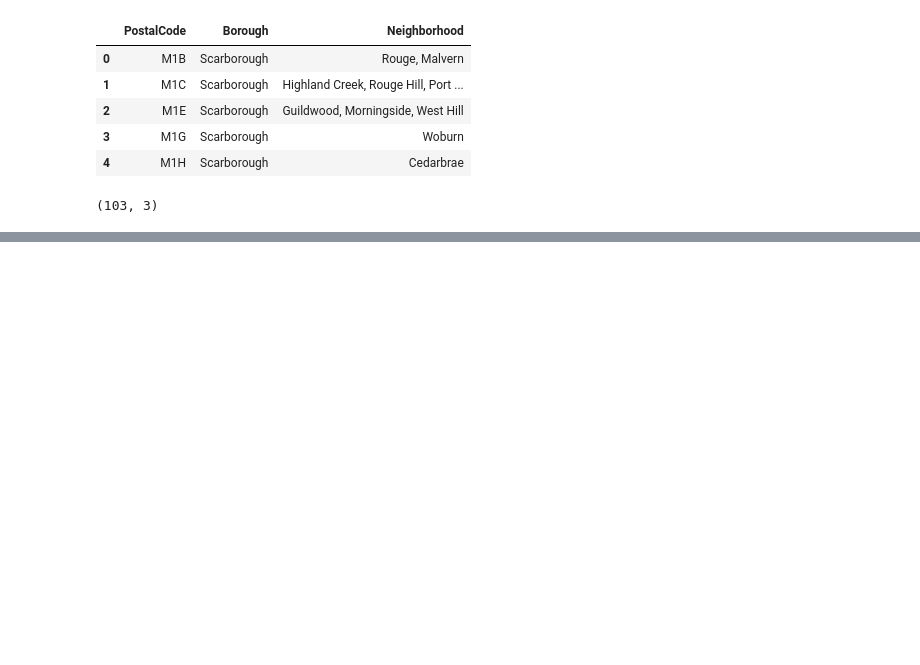
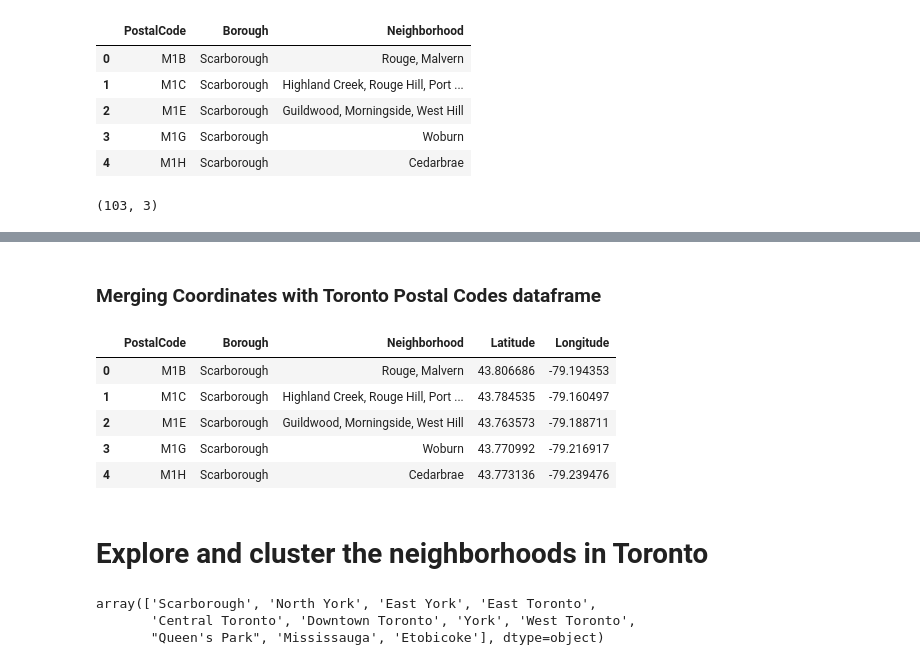
Before and after one commit to anand-sukumar/Coursera_Capstone, a Jupyter notebook: Toronto Neighborhood.ipynb, the cells around one changed output, grey strips where cells are left out. Drawn from its saved outputs; the diff is of its cells as text; code cells hidden in the pictures; blank space fills up the shorter version.

```diff
--- a/Toronto Neighborhood.ipynb
+++ b/Toronto Neighborhood.ipynb
@@ -92,0 +123,3 @@ toronto_pcodes.shape
+# %%
+geo_coord = pd.read_csv('geospatial_coordinates.csv')
+geo_coord.head()
@@ -92,0 +133,23 @@ toronto_pcodes.shape
+# %% [markdown]
+### Merging Coordinates with Toronto Postal Codes dataframe
+# %%
+toronto_postal_coord = pd.merge(left=toronto_pcodes, right=geo_coord, left_on = 'PostalCode', right_on = 'Postal Code', how='inner')
+# %%
+toronto_postal_coord.drop(columns=['Postal Code'], inplace=True)
+# %%
+toronto_postal_coord.head()
+# %% [output]
+|  | PostalCode | Borough | Neighborhood | Latitude | Longitude |
+| 0 | M1B | Scarborough | Rouge, Malvern | 43.806686 | -79.194353 |
+| 1 | M1C | Scarborough | Highland Creek, Rouge Hill, Port ... | 43.784535 | -79.160497 |
+| 2 | M1E | Scarborough | Guildwood, Morningside, West Hill | 43.763573 | -79.188711 |
+| 3 | M1G | Scarborough | Woburn | 43.770992 | -79.216917 |
+| 4 | M1H | Scarborough | Cedarbrae | 43.773136 | -79.239476 |
+# %% [markdown]
+# Explore and cluster the neighborhoods in Toronto
+# %%
+toronto_postal_coord['Borough'].unique()
+# %% [output]
+array(['Scarborough', 'North York', 'East York', 'East Toronto',
+       'Central Toronto', 'Downtown Toronto', 'York', 'West Toronto',
+       "Queen's Park", 'Mississauga', 'Etobicoke'], dtype=object)
```
Also changed, not shown: parts of 45 cells of this notebook.
